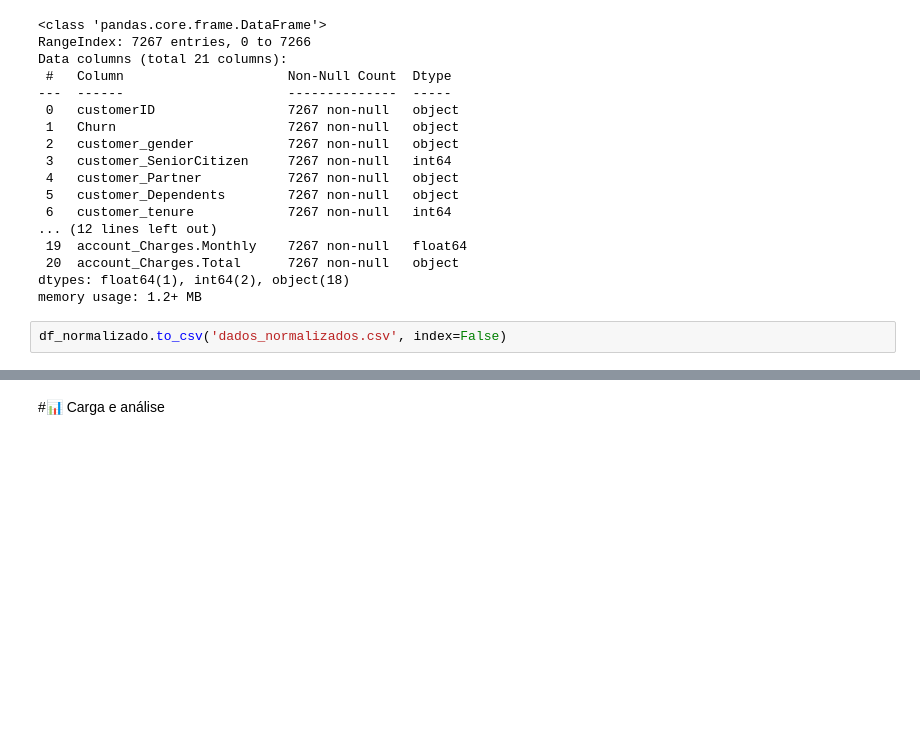
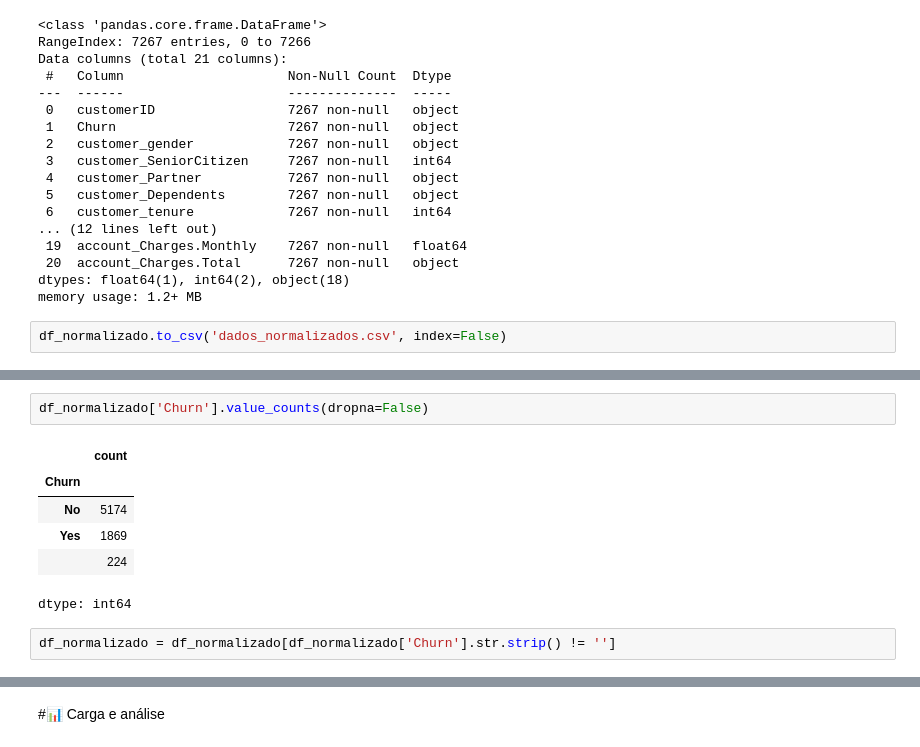
Before and after one commit to JessePMelo/Challenge-telecom-x, a Jupyter notebook: TelecomX_BR.ipynb, the cells around one changed output, grey strips where cells are left out. Cells and saved outputs as stored; diff of their text form; blank space fills up the shorter version.

```diff
--- a/TelecomX_BR.ipynb
+++ b/TelecomX_BR.ipynb
@@ -106,0 +134,11 @@ df_normalizado.to_csv('dados_normalizados.csv', index=False)
+# %%
+df_normalizado['Churn'].value_counts(dropna=False)
+# %% [output]
+|  | count |
+| Churn |  |
+| No | 5174 |
+| Yes | 1869 |
+|  | 224 |
+dtype: int64
+# %%
+df_normalizado = df_normalizado[df_normalizado['Churn'].str.strip() != '']
```
Also changed, not shown: parts of 6 cells of this notebook.
